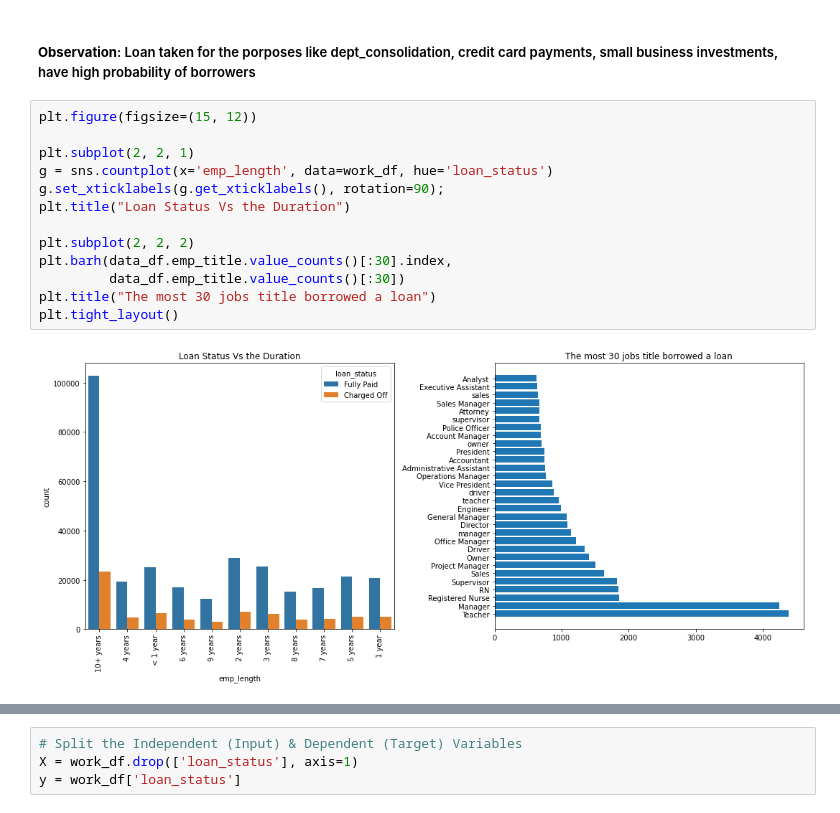
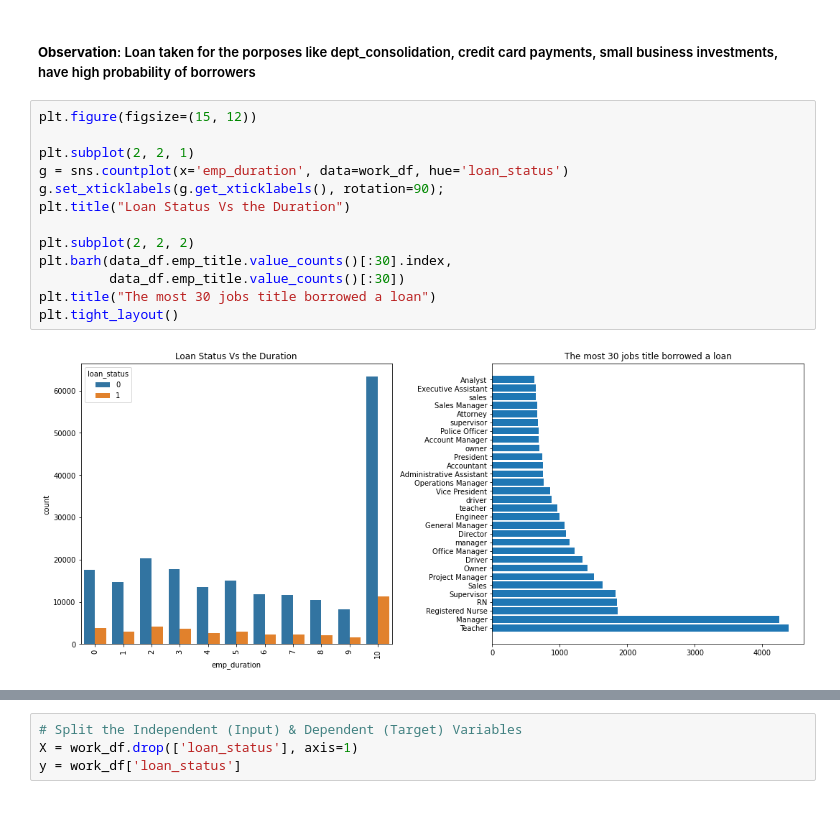
Before and after one commit to pkmariya/Scaler01, a Jupyter notebook: LoanTap_CaseStudy_Mariya_DSMLJune22.ipynb, the cells around one changed output, grey strips where cells are left out. Drawn from its saved outputs; the diff is of its cells as text.

```diff
--- a/LoanTap_CaseStudy_Mariya_DSMLJune22.ipynb
+++ b/LoanTap_CaseStudy_Mariya_DSMLJune22.ipynb
@@ -660,18 +659,18 @@ g.set_xticklabels(g.get_xticklabels(), rotation=90);
 # %%
 plt.figure(figsize=(15, 12))
 
 plt.subplot(2, 2, 1)
-g = sns.countplot(x='emp_length', data=work_df, hue='loan_status')
+g = sns.countplot(x='emp_duration', data=work_df, hue='loan_status')
 g.set_xticklabels(g.get_xticklabels(), rotation=90);
 plt.title("Loan Status Vs the Duration")
 
 plt.subplot(2, 2, 2)
 plt.barh(data_df.emp_title.value_counts()[:30].index,
          data_df.emp_title.value_counts()[:30])
 plt.title("The most 30 jobs title borrowed a loan")
 plt.tight_layout()
 # %% [output]
-[figure, old version]
+[figure, new version]
 # %%
 plt.figure(figsize=(15,12))
 pd.crosstab(columns = work_df["loan_status"],
```
Also changed, not shown: parts of 57 cells of this notebook.
